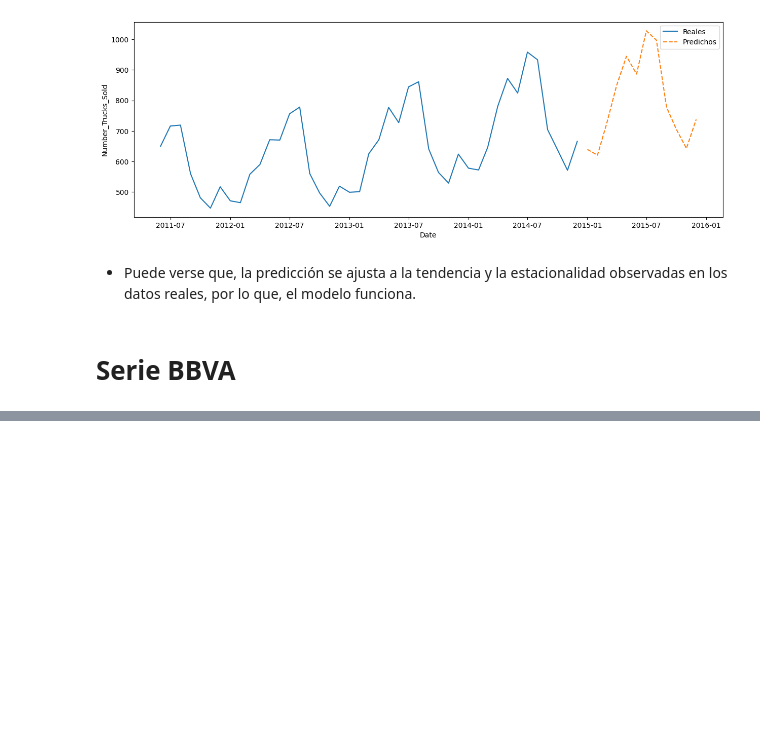
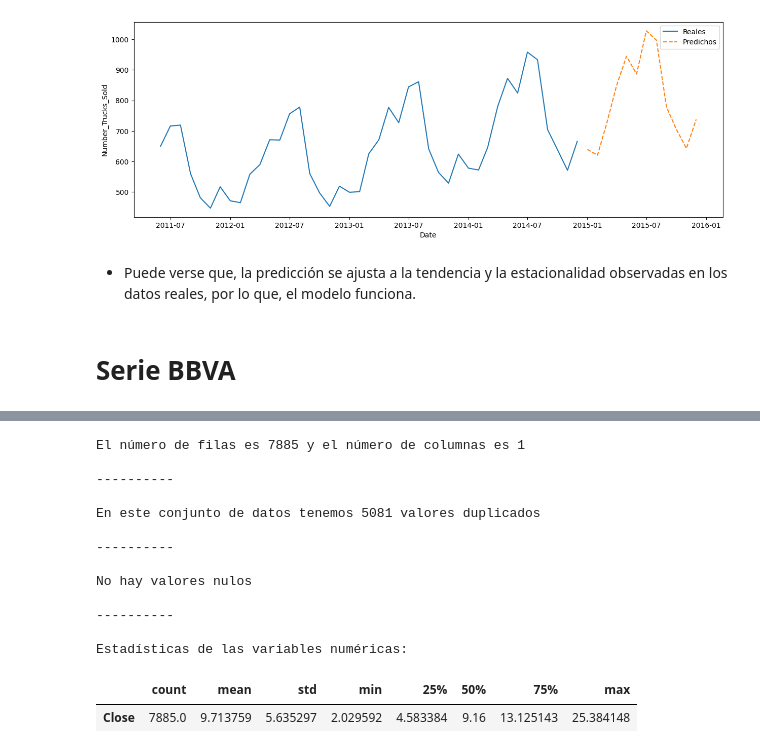
Before and after one commit to davfranco1/laboratorio-modulo9-leccion02-series-temporales, a Jupyter notebook: laboratorio-modulo9-leccion02-series-temporales-sarima.ipynb, the cells around one changed output, grey strips where cells are left out. Cells and saved outputs as stored; diff of their text form; code cells hidden in the pictures; blank space fills up the shorter version.

```diff
--- a/laboratorio-modulo9-leccion02-series-temporales-sarima.ipynb
+++ b/laboratorio-modulo9-leccion02-series-temporales-sarima.ipynb
@@ -335,0 +354,18 @@ df_bbva = pd.read_csv("datos/")
+# %%
+st_bbva.exploracion_datos()
+# %% [output]
+El número de filas es 7885 y el número de columnas es 1
+
+----------
+
+En este conjunto de datos tenemos 5081 valores duplicados
+
+----------
+
+No hay valores nulos
+
+----------
+
+Estadísticas de las variables numéricas:
+|  | count | mean | std | min | 25% | 50% | 75% | max |
+| Close | 7885.0 | 9.713759 | 5.635297 | 2.029592 | 4.583384 | 9.16 | 13.125143 | 25.384148 |
```
Also changed, not shown: parts of 17 cells of this notebook, 3 other files.
